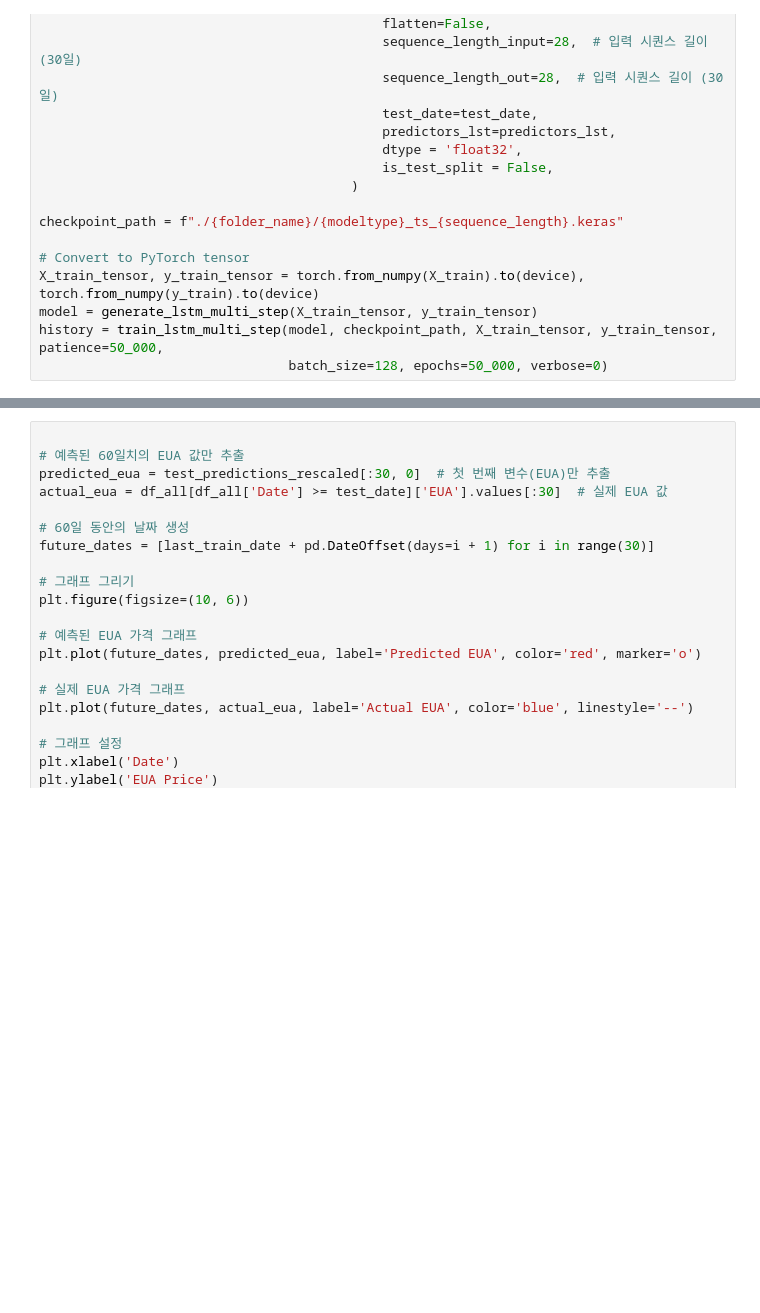
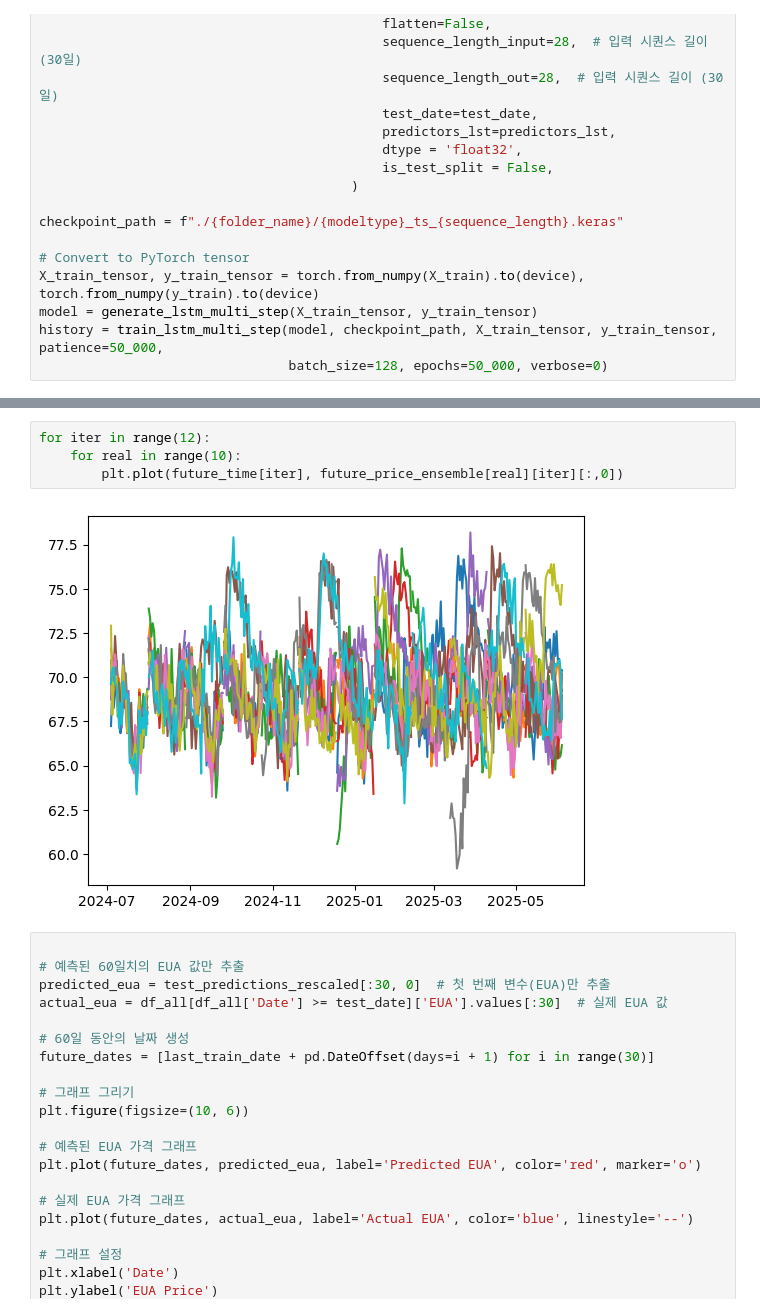
Before and after one commit to geomodeller/eua_prediction, a Jupyter notebook: MULTIRECURSIVE_HJ.ipynb, the cells around one changed output, grey strips where cells are left out. Saved outputs shown, nothing was run; the diff lists cells and outputs as text; blank space fills up the shorter version.

```diff
--- a/MULTIRECURSIVE_HJ.ipynb
+++ b/MULTIRECURSIVE_HJ.ipynb
@@ -178,3 +165,9 @@ plt.legend()
+# %%
+for iter in range(12):
+    for real in range(10):
+        plt.plot(future_time[iter], future_price_ensemble[real][iter][:,0])
+# %% [output]
+[figure, added]
 # %%
 
 # 예측된 60일치의 EUA 값만 추출
```
Also changed, not shown: parts of 13 cells of this notebook, 1 other file.
